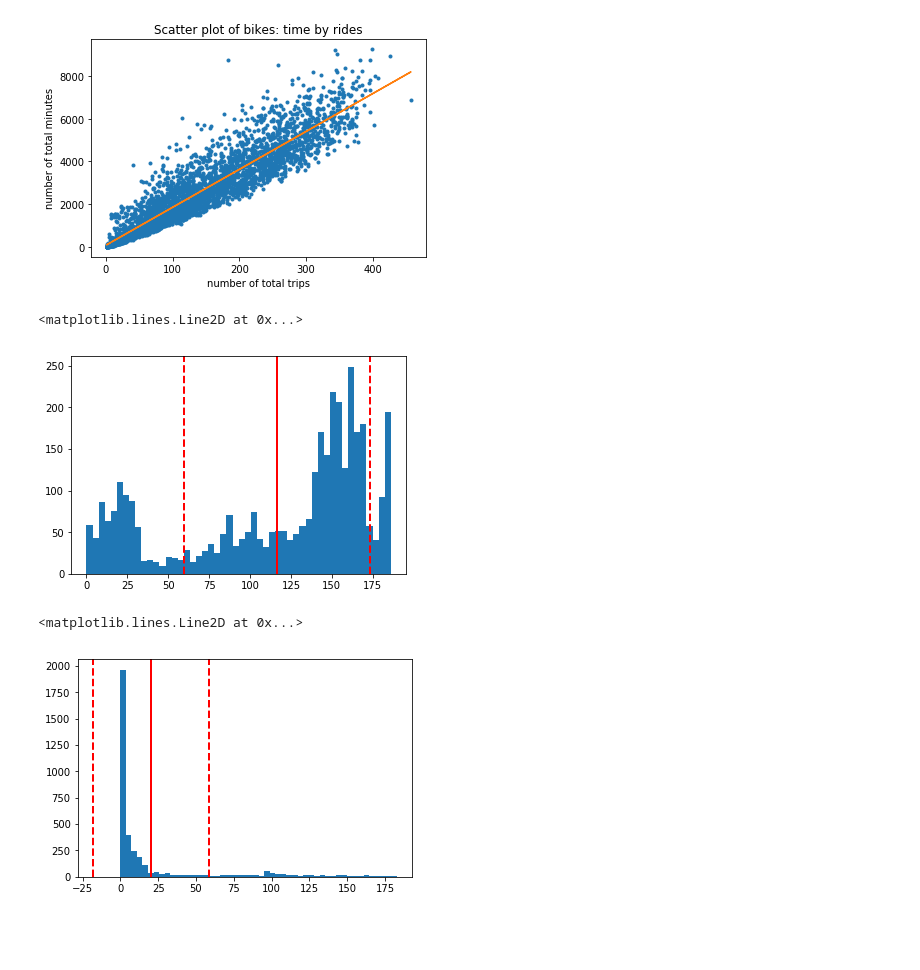
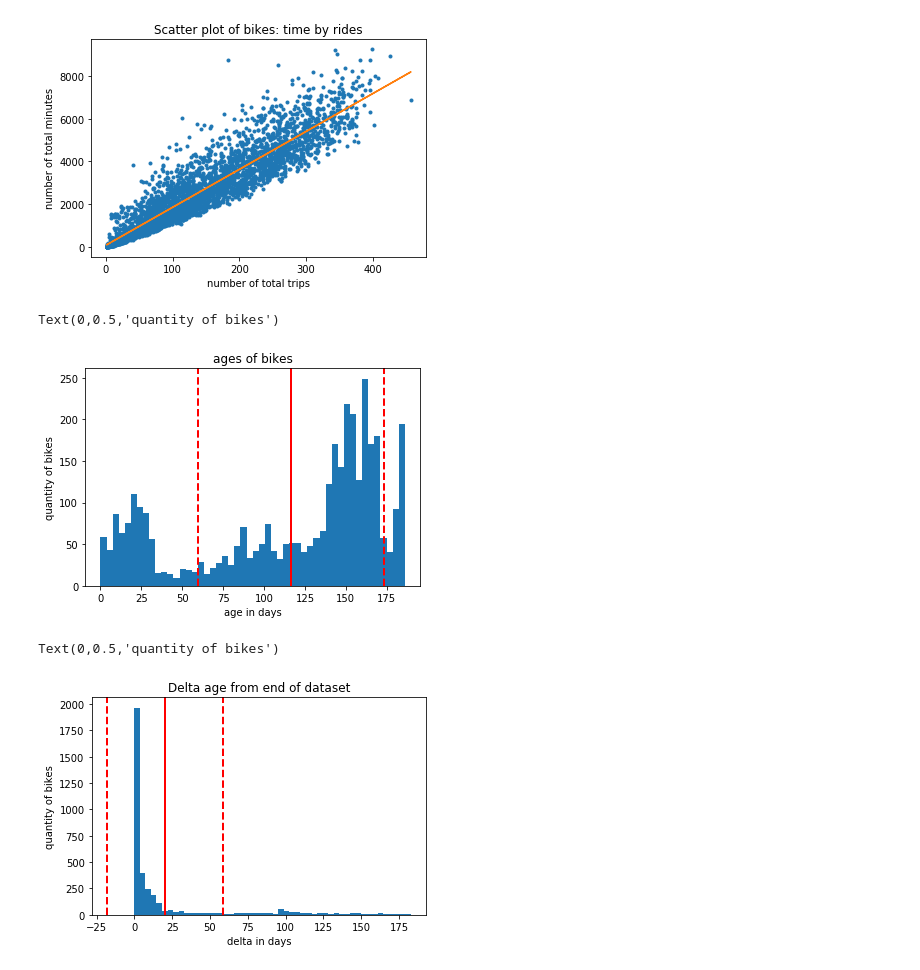
Before and after one commit to jarango-math/fordgo_bike_project, a Jupyter notebook: fundamental_capstone_project.ipynb, the cells around one changed output. Cells and saved outputs as stored; diff of their text form; code cells hidden in the pictures; blank space fills up the shorter version.

```diff
--- a/fundamental_capstone_project.ipynb
+++ b/fundamental_capstone_project.ipynb
@@ -336,34 +285,29 @@ Text(0,0.5,'number of total minutes')
 # %%
 df_bike_age=df[['bike_id','start_time']].groupby('bike_id').agg([np.max,np.min,np.count_nonzero])
 df_bike_age.columns=['last date','first date','trip count']
 df_bike_age['age']= abs((df_bike_age['last date'] - df_bike_age['first date']))
 df_bike_age['delta_2018']= abs(df_bike_age['last date'] - datetime(2018, 1, 1, 0, 0))
 df_bike_age['age']=df_bike_age['age'].dt.days
 df_bike_age['delta_2018']=df_bike_age['delta_2018'].dt.days
 df_bike_age=df_bike_age.reset_index()
 plt.hist(df_bike_age['age'],bins=50)
 plt.axvline(df_bike_age['age'].mean(), color='r', linestyle='solid', linewidth=2)
 plt.axvline(df_bike_age['age'].mean()+df_bike_age['age'].std(), color='r', linestyle='dashed', linewidth=2)
 plt.axvline(df_bike_age['age'].mean()-df_bike_age['age'].std(), color='r', linestyle='dashed', linewidth=2)
-#df_bike_age.hist(column='age',stacked=True, bins=50)
-#df_bike_age.hist(column='age gap',stacked=True, bins=50)
-#df_bike_age.plot(kind='bar',x=df_bike_age['bike id'], y=df_bike_age['trip count'])
-#plt.bar(x=df_bike_age['bike id'], height=df_bike_age['age gap'])
-#plt.bar(x=df_bike_age['bike id'], height=df_bike_age['age'])
-#y = df_bike_age['age']
-#ax = plt.subplot()
-#ax.bar(df.index.sort_values(), y)
-#ax.yaxis.set_major_locator(DayLocator())
-#ax.yaxis.set_major_formatter(DateFormatter('%D'))
-#mul
+plt.title('ages of bikes')
+plt.xlabel('age in days')
+plt.ylabel('quantity of bikes')
 # %% [output]
-<matplotlib.lines.Line2D at 0x...>
+Text(0,0.5,'quantity of bikes')
-[figure, old version]
+[figure, new version]
 # %%
 plt.hist(df_bike_age['delta_2018'],bins=50)
 plt.axvline(df_bike_age['delta_2018'].mean(), color='r', linestyle='solid', linewidth=2)
 plt.axvline(df_bike_age['delta_2018'].mean()+df_bike_age['delta_2018'].std(), color='r', linestyle='dashed', linewidth=2)
 plt.axvline(df_bike_age['delta_2018'].mean()-df_bike_age['delta_2018'].std(), color='r', linestyle='dashed', linewidth=2)
+plt.title('Delta age from end of dataset')
+plt.xlabel('delta in days')
+plt.ylabel('quantity of bikes')
 # %% [output]
-<matplotlib.lines.Line2D at 0x...>
+Text(0,0.5,'quantity of bikes')
-[figure, old version]
+[figure, new version]
```
Also changed, not shown: parts of 24 cells of this notebook.
